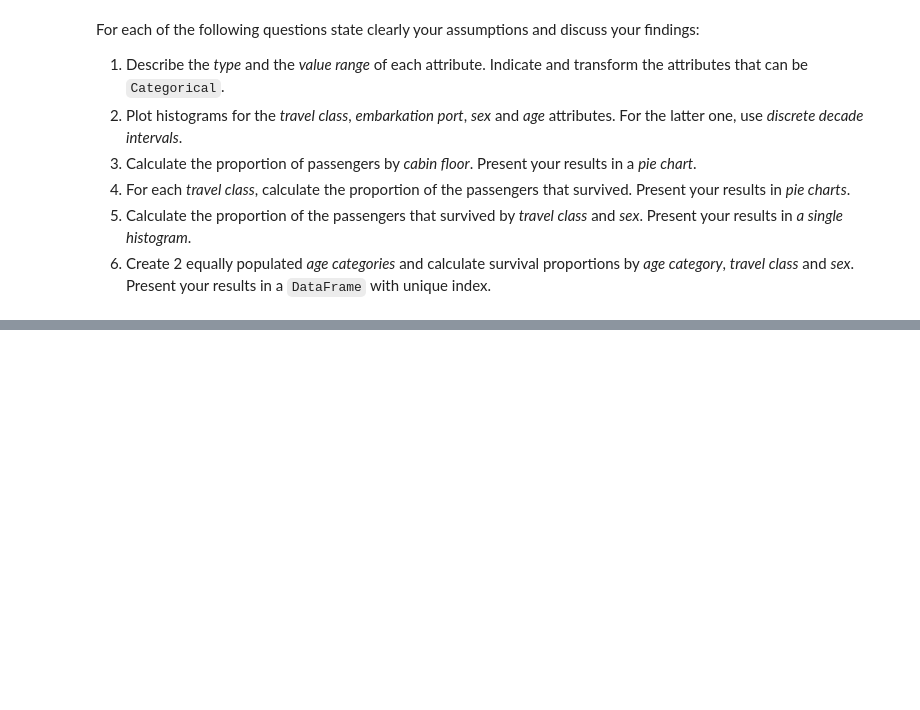
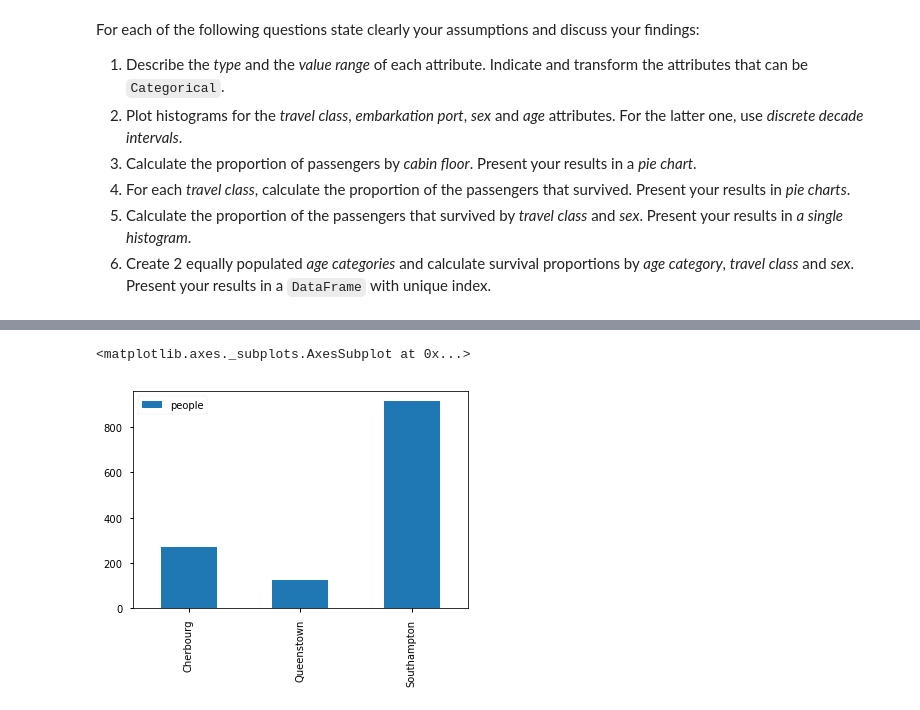
Before and after one commit to IsaacLeimgruber/ADA_labs_repo, a Jupyter notebook: 01 - Pandas and Data Wrangling/Homework 1_isaac.ipynb, the cells around one changed output, grey strips where cells are left out. Drawn from its saved outputs; the diff is of its cells as text; code cells hidden in the pictures; blank space fills up the shorter version.

```diff
--- a/01 - Pandas and Data Wrangling/Homework 1_isaac.ipynb
+++ b/01 - Pandas and Data Wrangling/Homework 1_isaac.ipynb
@@ -944,0 +1032,11 @@ For each of the following questions state clearly your assumptions and discuss y
+# %%
+emb_c = len(titanic_data[(titanic_data['embarked']=='C')])
+emb_q = len(titanic_data[(titanic_data['embarked']=='Q')])
+emb_s = len(titanic_data[(titanic_data['embarked']=='S')])
+
+emb_frame = pd.DataFrame([emb_c, emb_q, emb_s], index= ['Cherbourg', 'Queenstown', 'Southampton'])
+emb_frame.columns = ['people']
+emb_frame.plot(kind='bar')
+# %% [output]
+<matplotlib.axes._subplots.AxesSubplot at 0x...>
+[figure, added]
```
Also changed, not shown: parts of 21 cells of this notebook.
